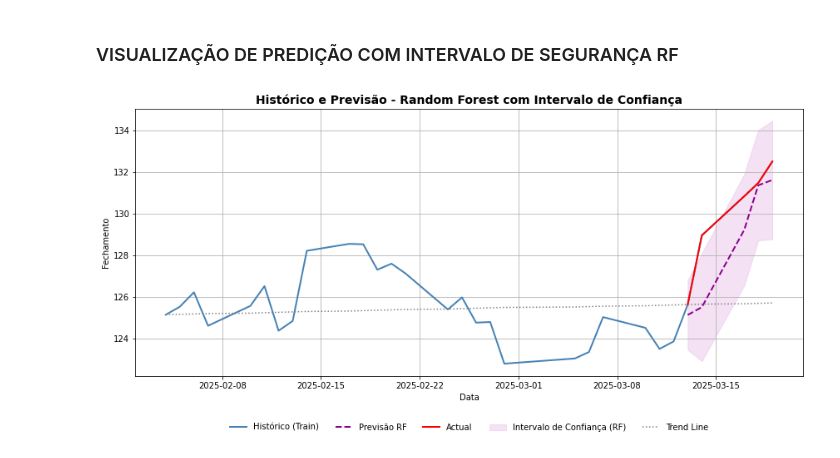
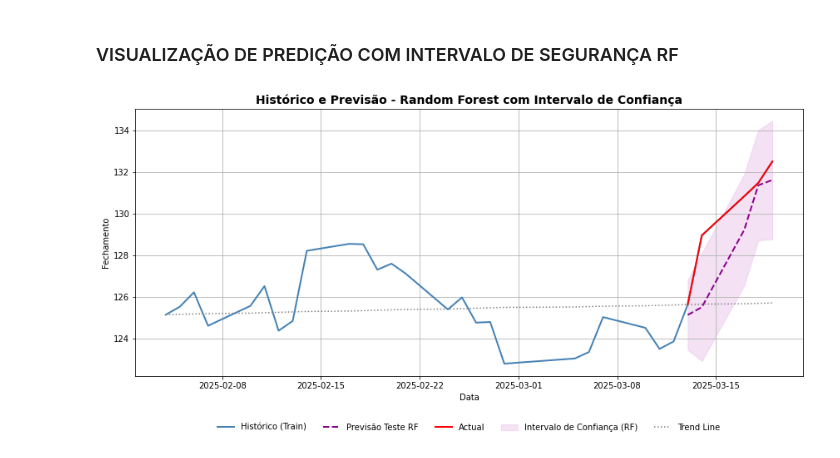
Before and after one commit to luishrufino/previsao_ibovespa, a Jupyter notebook: Machine Code.ipynb, the cells around one changed output. Saved outputs shown, nothing was run; the diff lists cells and outputs as text; code cells hidden in the pictures.

```diff
--- a/Machine Code.ipynb
+++ b/Machine Code.ipynb
@@ -444,34 +444,34 @@ historic_filter['Trend'] = (line_trend * range(len(historic_filter))) + historic
 
 fig, ax = plt.subplots(figsize=(12,6))
 
 # Plot histórico
 ax.plot(historic_filter.index, historic_filter['Último'], label='Histórico (Train)', color='steelblue', linewidth=2)
 
 # Plot Previsão Random Forest
-ax.plot(rf_intervalo.index, rf_intervalo['pred'], label='Previsão RF', color='darkmagenta', linestyle='--', linewidth=2)
+ax.plot(rf_intervalo.index, rf_intervalo['pred'], label='Previsão Teste RF', color='darkmagenta', linestyle='--', linewidth=2)
 ax.plot(df_test.index, df_test['Último'], label='Actual', color='red', linestyle='-', linewidth=2)
 
 # Plot faixa de intervalo de confiança (shaded area)
 ax.fill_between(rf_intervalo.index,
                 rf_intervalo['lower'],
                 rf_intervalo['upper'],
                 color='plum', alpha=0.3, label='Intervalo de Confiança (RF)')
 
 # Linha de referência (último valor do histórico)
 ax.plot(historic_filter.index, historic_filter['Trend'], color='gray', linestyle=':', linewidth=1.5, label='Trend Line')
 
 
 # Eixos
 ax.set_title('Histórico e Previsão - Random Forest com Intervalo de Confiança', fontsize=14, fontweight='bold')
 ax.set_ylabel('Fechamento')
 ax.set_xlabel('Data')
 
 # Estética
 ax.legend(loc='upper center', bbox_to_anchor=(0.5, -0.15), ncol=5, frameon=False)
 ax.grid(True)
 plt.tight_layout()
 plt.show()
 # %% [output]
-[figure, old version]
+[figure, new version]
 # %%
 historic_pred_df = historic_df.copy()
```
Also changed, not shown: parts of 1 cell of this notebook.
